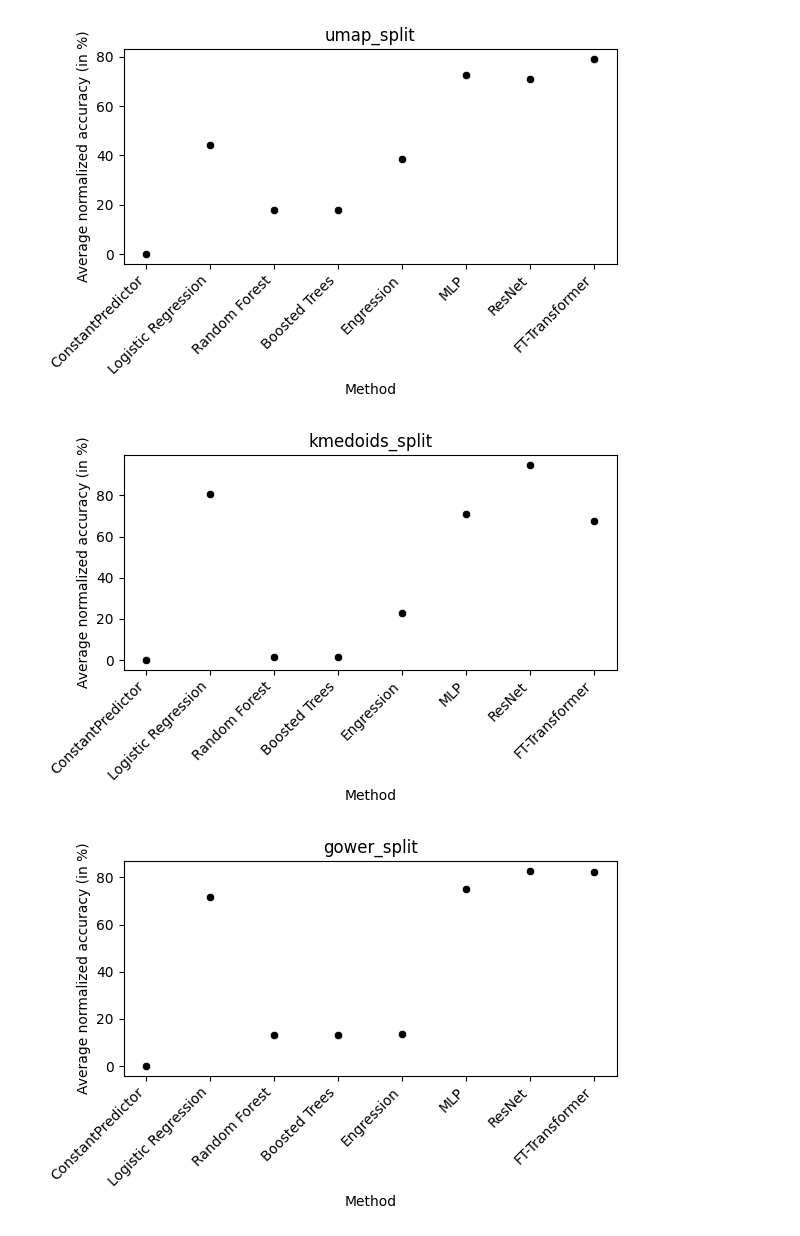
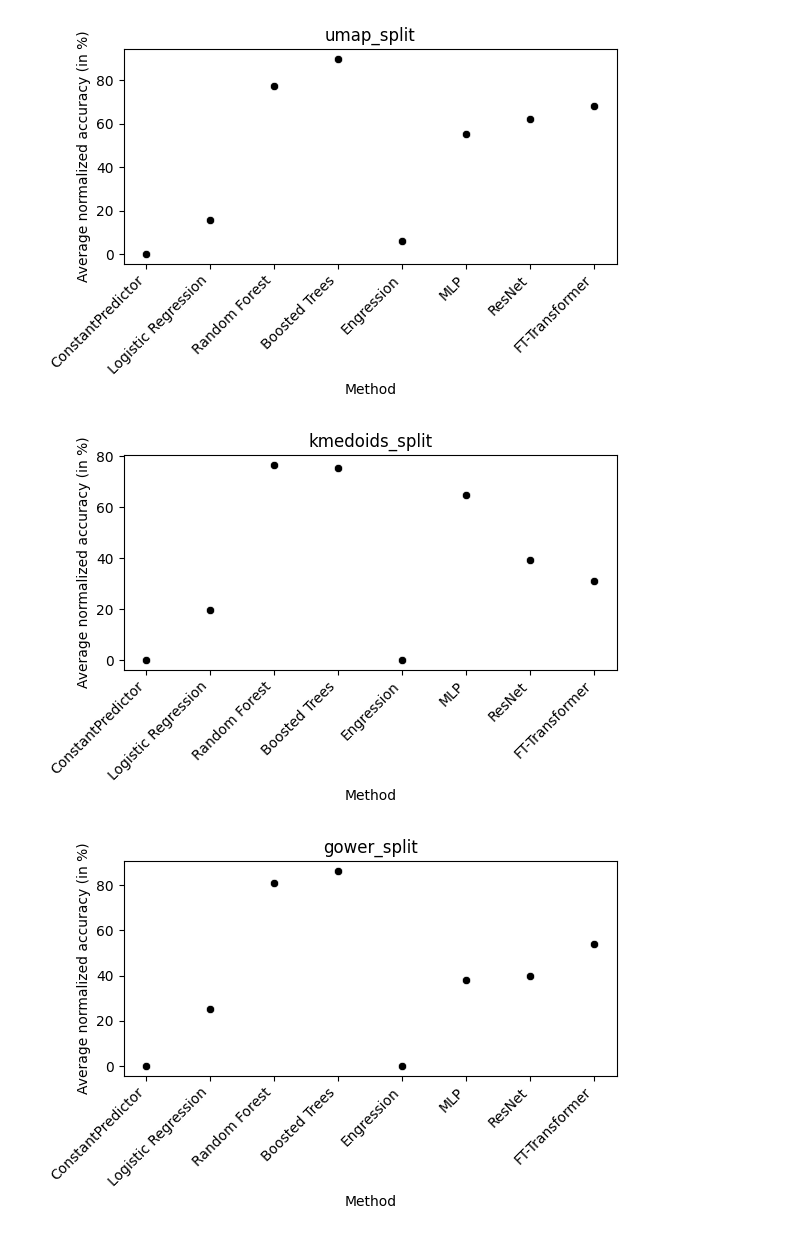
Before and after one commit to alicestratula/master_thesis, a Jupyter notebook: analysis/normalized_accuracy_Accuracy.ipynb, the cells around one changed output. Saved outputs shown, nothing was run; the diff lists cells and outputs as text; code cells hidden in the pictures.

```diff
--- a/analysis/normalized_accuracy_Accuracy.ipynb
+++ b/analysis/normalized_accuracy_Accuracy.ipynb
@@ -48,7 +48,7 @@ for split in splits:
 
     baseline = table.max(axis=0)
     def third_largest(series: pd.Series) -> float:
-        return series.dropna().nlargest(3).max()
+        return series.dropna().nsmallest(3).max()
 
 
     mid_err  = table.apply(third_largest, axis=0)
@@ -56,33 +56,33 @@ for split in splits:
     norm_acc = (table - mid_err).div(baseline - mid_err, axis=1).clip(0, 1)
 
     summary = pd.DataFrame({
         "Mean": norm_acc.mean(axis=1),
         "Median": norm_acc.median(axis=1),
         "Std": norm_acc.std(axis=1)
     }).reset_index().rename(columns={"model": "Method"})
 
     summary["Method"] = pd.Categorical(
         summary["Method"],
         categories=method_order,
         ordered=True
     )
     summary = summary.sort_values("Method")
     summary["Method"] = summary["Method"].astype(str).map(rename_map).fillna(summary["Method"].astype(str))
 
     summary["Mean"] = 100 * summary["Mean"]
 
     plt.figure(figsize=(6, 4))
     sns.scatterplot(data=summary, x="Method", y="Mean", color='black')
     plt.xlabel("Method")
     plt.ylabel("Average normalized accuracy (in %)")
     plt.title(f"{split}")
     plt.xticks(rotation=45, ha='right')
     plt.tight_layout()
 
     fname = f"{split}_normalized_acc_{metric}.png"
     plt.savefig(os.path.join(outdir, fname), bbox_inches='tight')
     plt.show()
 # %% [output]
-[figure, old version]
+[figure, new version]
-[figure, old version]
+[figure, new version]
-[figure, old version]
+[figure, new version]
```
Also changed, not shown: parts of 2 cells of this notebook, 8 other files.
